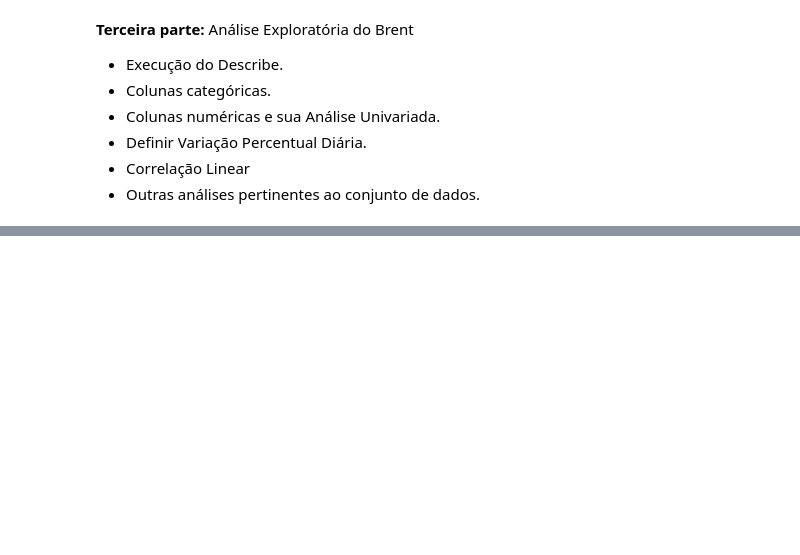
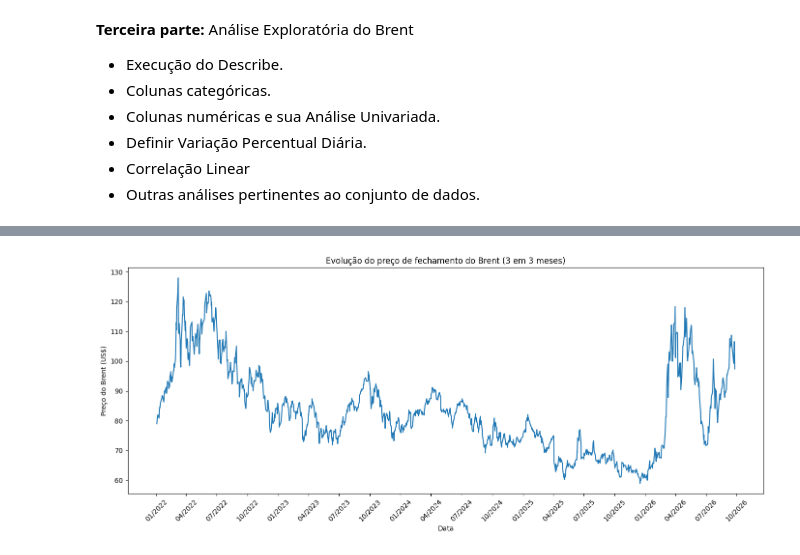
Before and after one commit to vitorjensen/Python_para_Analise_de_Dados, a Jupyter notebook: Projetos/Análise Exploratória de Combustível/Análise_Exploratória_de_Combustível.ipynb, the cells around one changed output, grey strips where cells are left out. Cells and saved outputs as stored; diff of their text form; code cells hidden in the pictures; blank space fills up the shorter version.

Commit message:
Finalizado a análise sobre o dataset do Brent

```diff
--- a/Projetos/Análise Exploratória de Combustível/Análise_Exploratória_de_Combustível.ipynb
+++ b/Projetos/Análise Exploratória de Combustível/Análise_Exploratória_de_Combustível.ipynb
@@ -100,7 +100,7 @@ print("Valores ausentes por coluna:")
 display(df.isnull().sum())
 # %%
 # Verificando e garantindo o tipo da coluna data
-df['Data'] = pd.to_datetime(df['Data'], utc=True)
+df['Data'] = pd.to_datetime(df['Data'], errors='coerce', utc=True)
 
 print(df['Data'].dtype)
 # %% [output]
@@ -231,0 +208,14 @@ display(maiores_quedas)
+# %%
+# Plotando um gráfico para visualização da Evolução do Brent
+
+plt.figure(figsize=(14, 6))
+plt.plot(df['Data'], df['Fechamento'])
+plt.title('Evolução do preço de fechamento do Brent (3 em 3 meses)')
+plt.xlabel('Data')
+plt.ylabel('Preço do Brent (US$)')
+plt.gca().xaxis.set_major_locator(plt.matplotlib.dates.MonthLocator(interval=3))
+plt.gca().xaxis.set_major_formatter(plt.matplotlib.dates.DateFormatter('%m/%Y'))
+plt.xticks(rotation=45)
+plt.tight_layout()
+# %% [output]
+[figure, added]
```
Also changed, not shown: parts of 11 cells of this notebook.
